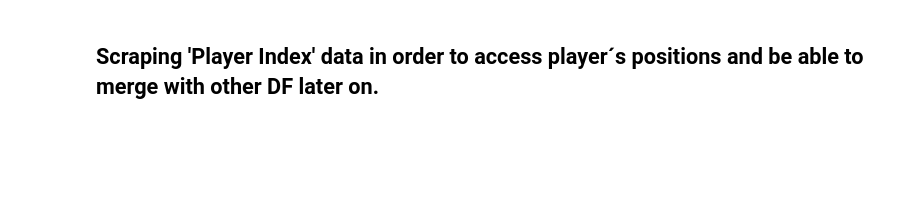
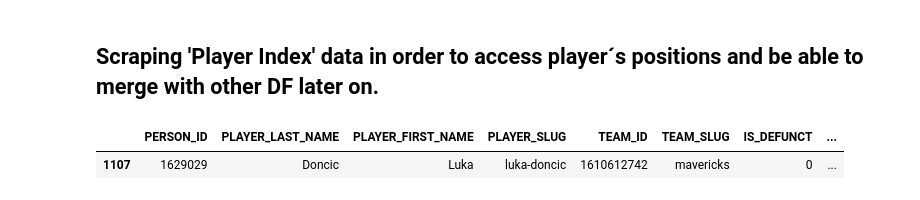
Before and after one commit to NEAT-Scouting-Data-Analytics/NEAT-Scouting-Data-Analytics, a Jupyter notebook: nba_player_index.ipynb, the cells around one changed output. Saved outputs shown, nothing was run; the diff lists cells and outputs as text; code cells hidden in the pictures; blank space fills up the shorter version.

```diff
--- a/nba_player_index.ipynb
+++ b/nba_player_index.ipynb
@@ -36,10 +36,14 @@ european_counties = ['Austria', 'Belgium', 'Bulgaria', 'Croatia', 'Cyprus', 'Cze
 'Italy', 'Latvia', 'Lithuania', 'Luxembourg', 'Malta', 'Netherlands','Poland', 'Portugal', 'Romania', 'Slovakia', 'Slovenia', 'Spain', 'Sweden', 'Serbia', 'Ukraine', 'Russia', 'Turkey', 'Georgia','Bosnia and Herzegovina', 'Kosovo', 'Belarus', 'Albania', 'Armenia' ]
 
 # Converting JSON into pandas DF
-data_link = pd.DataFrame(data_bio_index, columns=df_cols_short_index)
+data_index= pd.DataFrame(data_bio_index, columns=df_cols_short_index)
 
 # Filtering out players who played from 1996 and only from European countries
-data_link_filtered = data_link[(data_link['TO_YEAR'] >= '1996') & (data_link['COUNTRY'].isin(european_counties))]
+data_index_filtered = data_index[(data_index['TO_YEAR'] >= '1996') & (data_index['COUNTRY'].isin(european_counties))]
 # %%
 # Calling dataframe
-data_link_filtered
+
+data_index[(data_index['PERSON_ID'] == 1629029)]
+# %% [output]
+|  | PERSON_ID | PLAYER_LAST_NAME | PLAYER_FIRST_NAME | PLAYER_SLUG | TEAM_ID | TEAM_SLUG | IS_DEFUNCT | ... |
+| 1107 | 1629029 | Doncic | Luka | luka-doncic | 1610612742 | mavericks | 0 | ... |
```
Also changed, not shown: parts of 1 cell of this notebook, 6 other files.
